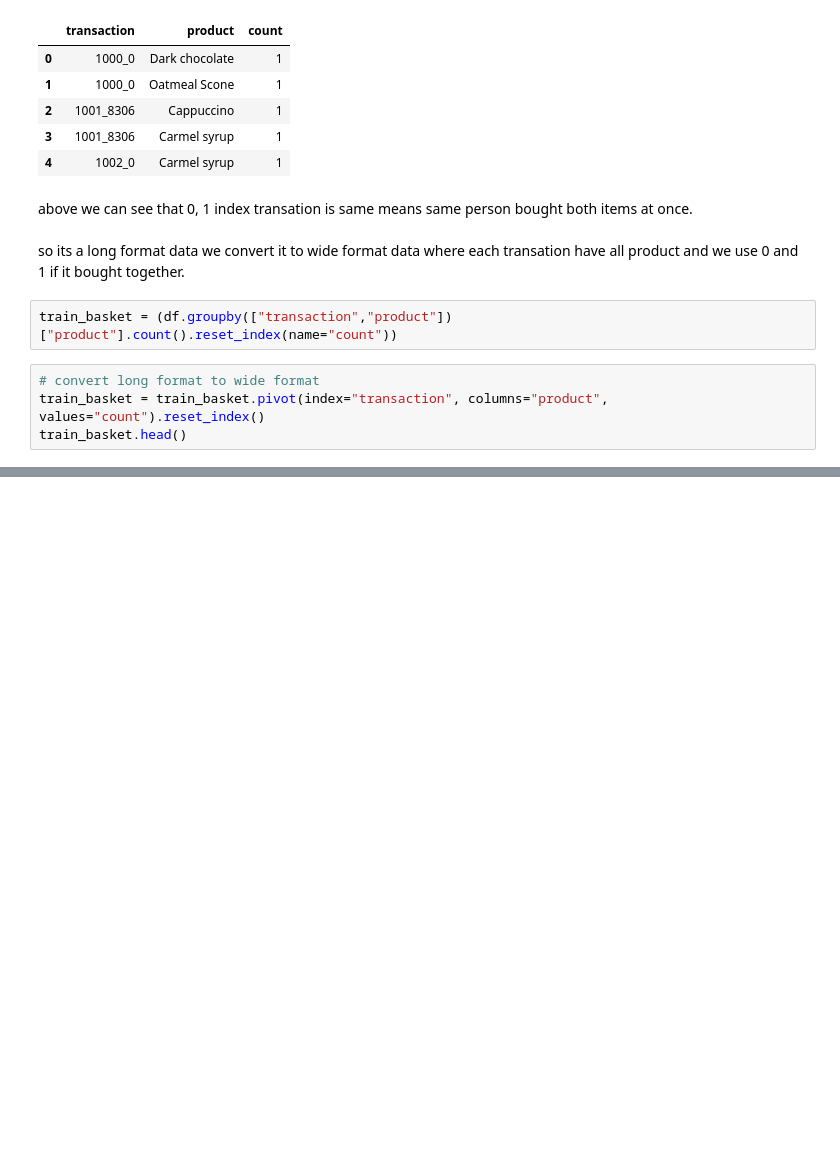
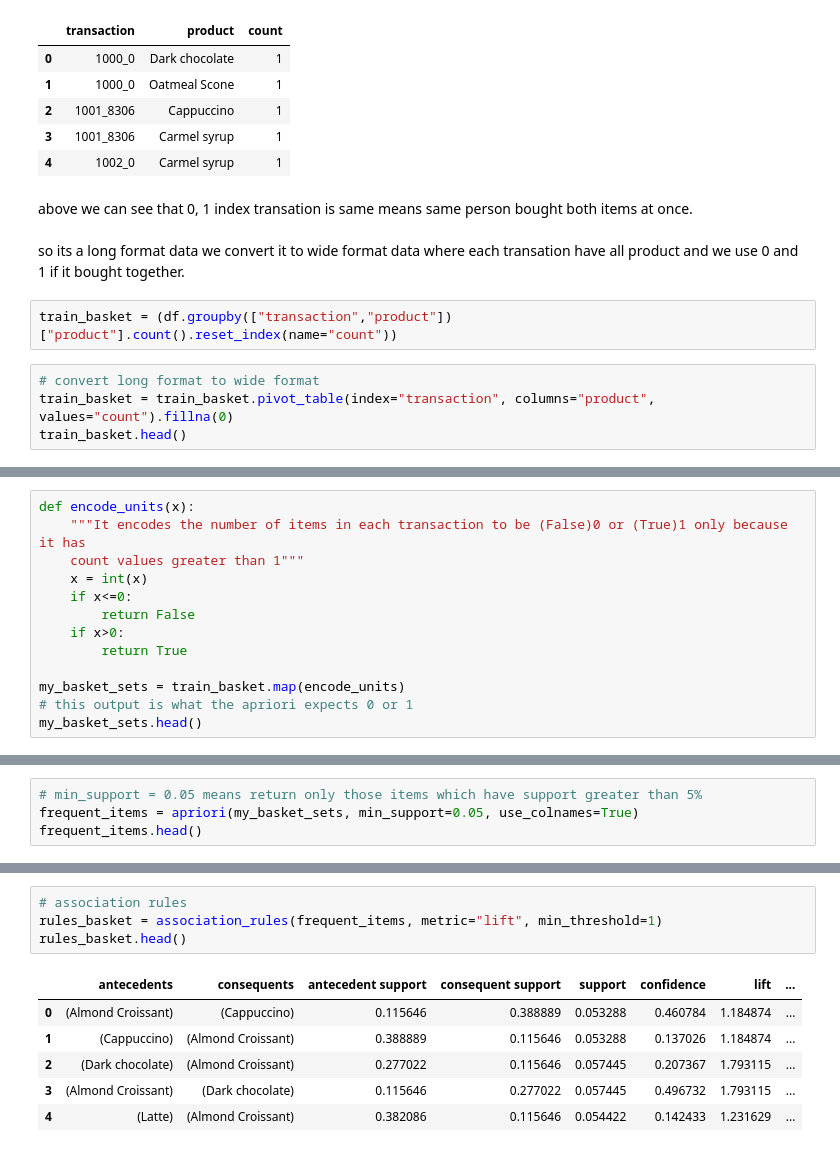
Before and after one commit to nishantssoni/open_help_bot, a Jupyter notebook: python_code/recommendation_engine.ipynb, the cells around one changed output, grey strips where cells are left out. Saved outputs shown, nothing was run; the diff lists cells and outputs as text; blank space fills up the shorter version.

```diff
--- a/python_code/recommendation_engine.ipynb
+++ b/python_code/recommendation_engine.ipynb
@@ -207,5 +207,5 @@ so its a long format data we convert it to wide format data where each transatio
 train_basket = (df.groupby(["transaction","product"])["product"].count().reset_index(name="count"))
 # %%
 # convert long format to wide format
-train_basket = train_basket.pivot(index="transaction", columns="product", values="count").reset_index()
+train_basket = train_basket.pivot_table(index="transaction", columns="product", values="count").fillna(0)
 train_basket.head()
@@ -220,0 +220,13 @@ train_basket.pivot_table(index="transaction", columns="product", values="count")
+# %%
+def encode_units(x):
+    """It encodes the number of items in each transaction to be (False)0 or (True)1 only because it has
+    count values greater than 1"""
+    x = int(x)
+    if x<=0:
+        return False
+    if x>0:
+        return True
+
+my_basket_sets = train_basket.map(encode_units)
+# this output is what the apriori expects 0 or 1
+my_basket_sets.head()
@@ -220,0 +241,4 @@ train_basket.pivot_table(index="transaction", columns="product", values="count")
+# %%
+# min_support = 0.05 means return only those items which have support greater than 5%
+frequent_items = apriori(my_basket_sets, min_support=0.05, use_colnames=True)
+frequent_items.head()
@@ -220,0 +252,11 @@ train_basket.pivot_table(index="transaction", columns="product", values="count")
+# %%
+# association rules
+rules_basket = association_rules(frequent_items, metric="lift", min_threshold=1)
+rules_basket.head()
+# %% [output]
+|  | antecedents | consequents | antecedent support | consequent support | support | confidence | lift | ... |
+| 0 | (Almond Croissant) | (Cappuccino) | 0.115646 | 0.388889 | 0.053288 | 0.460784 | 1.184874 | ... |
+| 1 | (Cappuccino) | (Almond Croissant) | 0.388889 | 0.115646 | 0.053288 | 0.137026 | 1.184874 | ... |
+| 2 | (Dark chocolate) | (Almond Croissant) | 0.277022 | 0.115646 | 0.057445 | 0.207367 | 1.793115 | ... |
+| 3 | (Almond Croissant) | (Dark chocolate) | 0.115646 | 0.277022 | 0.057445 | 0.496732 | 1.793115 | ... |
+| 4 | (Latte) | (Almond Croissant) | 0.382086 | 0.115646 | 0.054422 | 0.142433 | 1.231629 | ... |
```
Also changed, not shown: parts of 10 cells of this notebook, 1 other file.
